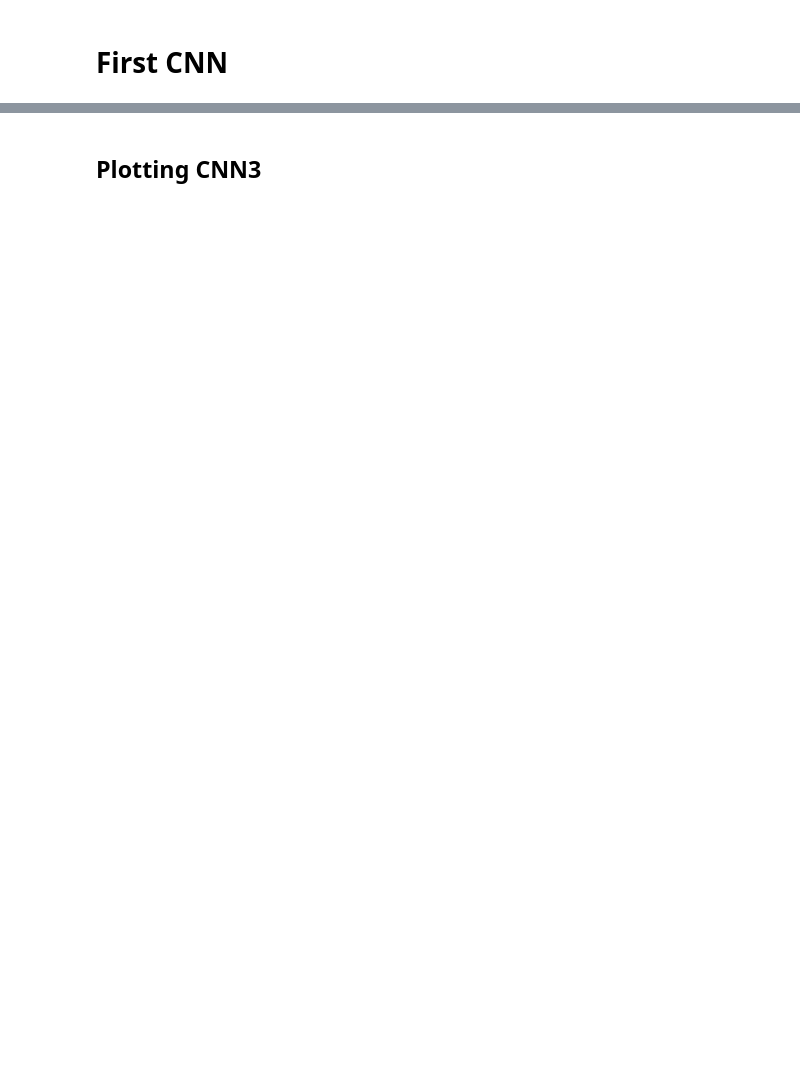
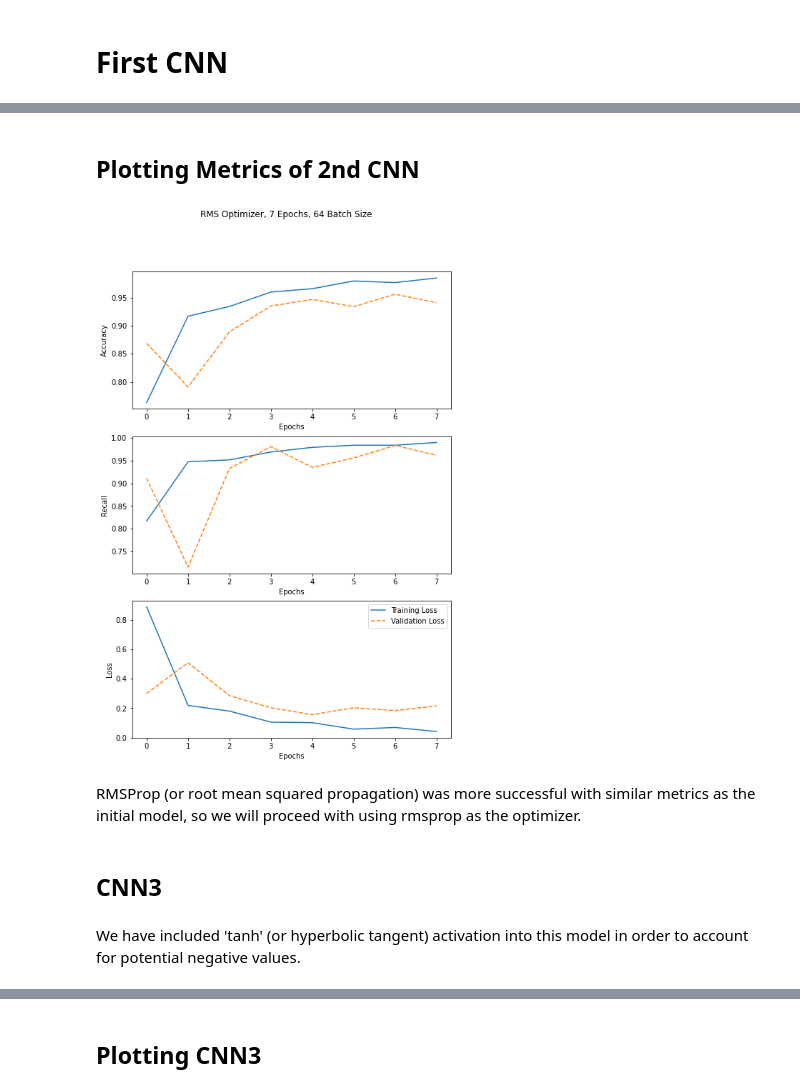
Before and after one commit to Luv2bnanook44/flatiron_phase4_project, a Jupyter notebook: notebooks/svitlana_notebook.ipynb, the cells around one changed output, grey strips where cells are left out. Cells and saved outputs as stored; diff of their text form; code cells hidden in the pictures; blank space fills up the shorter version.

```diff
--- a/notebooks/svitlana_notebook.ipynb
+++ b/notebooks/svitlana_notebook.ipynb
@@ -427,0 +437,6 @@ model_accuracy_val3 = history3.history['val_accuracy']
+# %%
+hist2 = cnn2.fit(train_images, train_labels,
+                 epochs = 25,
+                 batch_size = 64,
+                 validation_data=(val_images, val_y),
+                 callbacks = [es])
@@ -427,0 +489,42 @@ model_accuracy_val3 = history3.history['val_accuracy']
+# %%
+cnn2_epochs = hist2.epoch
+cnn2_recall_train = hist2.history['recall_15']
+cnn2_recall_val = hist2.history['val_recall_15']
+cnn2_accuracy_train = hist2.history['accuracy']
+cnn2_accuracy_val = hist2.history['val_accuracy']
+cnn2_loss_train = hist2.history['loss']
+cnn2_loss_val = hist2.history['val_loss']
+# %% [markdown]
+## Plotting Metrics of 2nd CNN
+# %%
+fig, axs = plt.subplots(3, figsize = (8,12))
+
+plt.suptitle("RMS Optimizer, 7 Epochs, 64 Batch Size")
+
+axs[0].plot(cnn2_epochs, cnn2_accuracy_train, label = 'Training Accuracy')
+axs[0].plot(cnn2_epochs, cnn2_accuracy_val, linestyle = '--', label = 'Validation Accuracy')
+axs[0].set_xlabel("Epochs")
+axs[0].set_ylabel("Accuracy")
+
+
+
+axs[1].plot(cnn2_epochs, cnn2_recall_train, label = 'Training Recall')
+axs[1].plot(cnn2_epochs, cnn2_recall_val, linestyle = '--', label = 'Validation Recall')
+axs[1].set_xlabel("Epochs")
+axs[1].set_ylabel("Recall")
+
+
+
+axs[2].plot(cnn2_epochs, cnn2_loss_train, label = 'Training Loss')
+axs[2].plot(cnn2_epochs, cnn2_loss_val, linestyle = '--', label = 'Validation Loss')
+axs[2].set_xlabel("Epochs")
+axs[2].set_ylabel("Loss")
+plt.legend();
+# %% [output]
+[figure, added]
+# %% [markdown]
+RMSProp (or root mean squared propagation) was more successful with similar metrics as the initial model, so we will proceed with using rmsprop as the optimizer.
+# %% [markdown]
+## CNN3
+# %% [markdown]
+We have included 'tanh' (or hyperbolic tangent) activation into this model in order to account for potential negative values.
```
Also changed, not shown: parts of 125 cells of this notebook.
